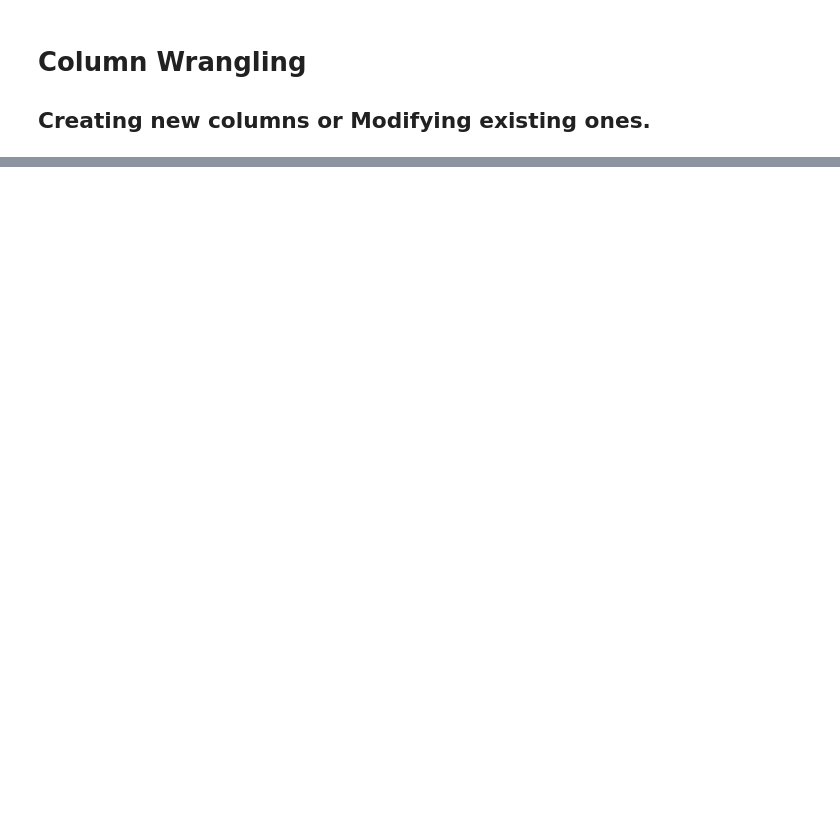
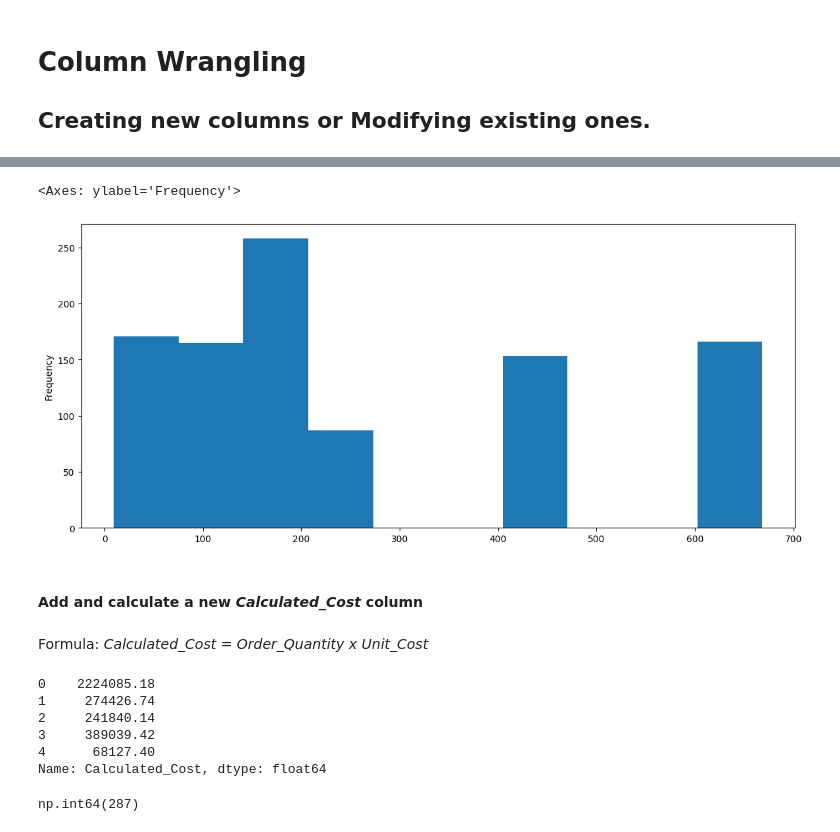
Before and after one commit to Sololo/Data_Analysis_Training_Python, a Jupyter notebook: Python_Programming.ipynb, the cells around one changed output, grey strips where cells are left out. Drawn from its saved outputs; the diff is of its cells as text; code cells hidden in the pictures; blank space fills up the shorter version.

Commit message:
Update Python_Programming.ipynb
More data wrangling, Selection and Indexing

```diff
--- a/Python_Programming.ipynb
+++ b/Python_Programming.ipynb
@@ -198,0 +223,23 @@ dtype: object
+# %%
+sales ['Revenue_per_UnitSold'].plot(kind='hist', figsize=(14,6))
+# %% [output]
+<Axes: ylabel='Frequency'>
+[figure, added]
+# %% [markdown]
+#### Add and calculate a new *Calculated_Cost* column
+# %% [markdown]
+Formula: *Calculated_Cost = Order_Quantity x Unit_Cost*
+# %%
+sales['Calculated_Cost'] = sales['Units Sold'] * sales['Unit Cost']
+sales['Calculated_Cost'].head()
+# %% [output]
+0    2224085.18
+1     274426.74
+2     241840.14
+3     389039.42
+4      68127.40
+Name: Calculated_Cost, dtype: float64
+# %%
+(sales['Calculated_Cost'] != sales['Total Cost']).sum() # Possible data input errors
+# %% [output]
+np.int64(287)
```
Also changed, not shown: parts of 30 cells of this notebook.
